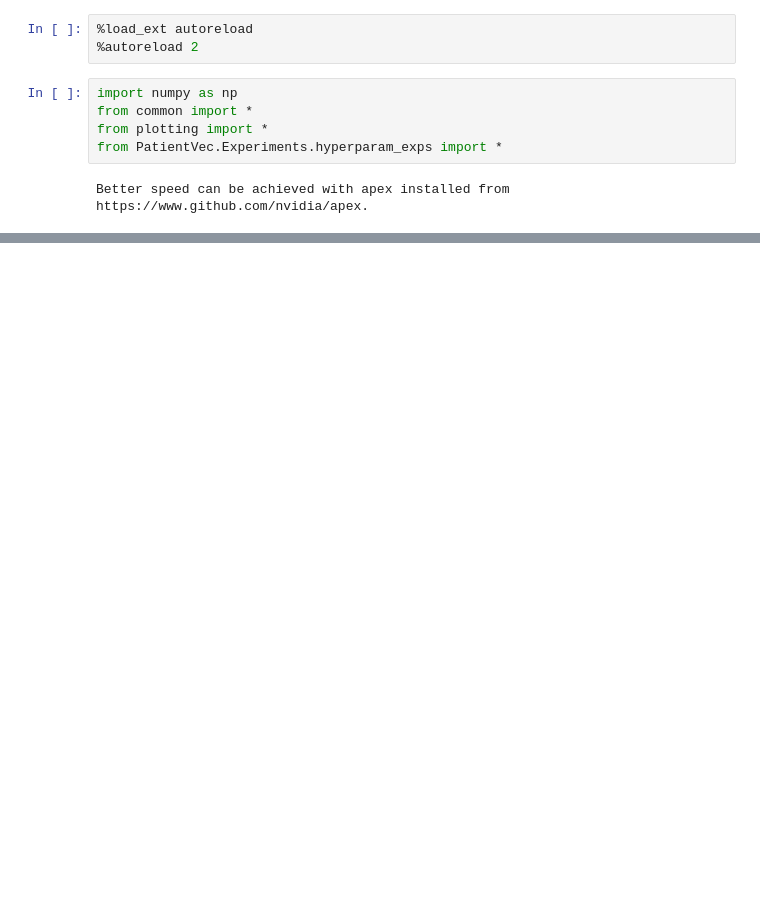
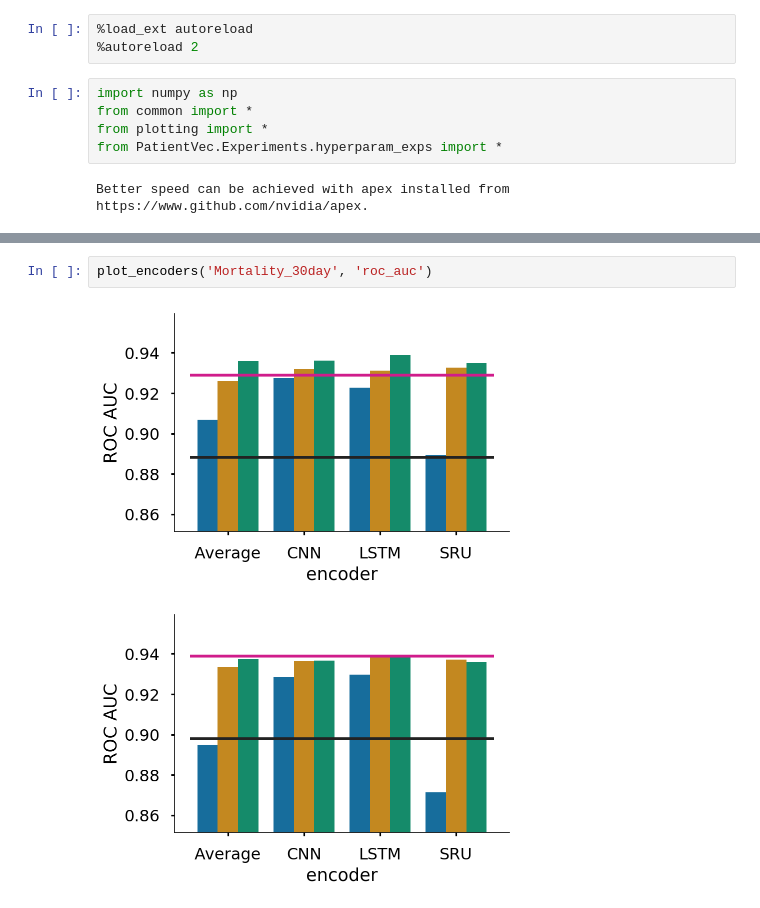
Before and after one commit to successar/PatientVec, a Jupyter notebook: Encoder_graphs.ipynb, the cells around one changed output, grey strips where cells are left out. Cells and saved outputs as stored; diff of their text form; blank space fills up the shorter version.

```diff
--- a/Encoder_graphs.ipynb
+++ b/Encoder_graphs.ipynb
@@ -106,0 +89,5 @@ fig.figure.savefig('Text-encoding-EHR/results/' + name + '/encoder_graph_unstruc
+# %%
+plot_encoders('Mortality_30day', 'roc_auc')
+# %% [output]
+[figure, added]
+[figure, added]
```
Also changed, not shown: parts of 12 cells of this notebook, 12 other files.
